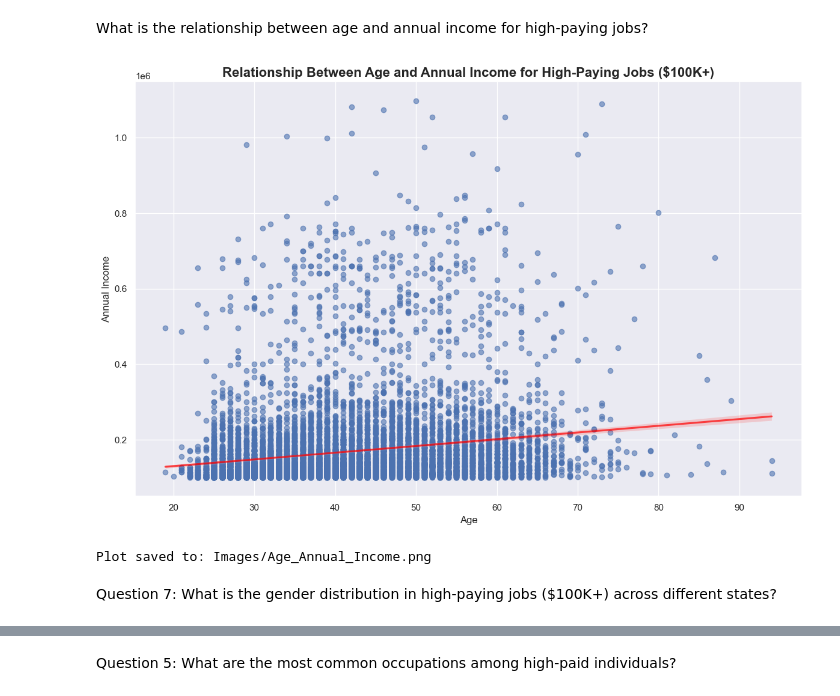
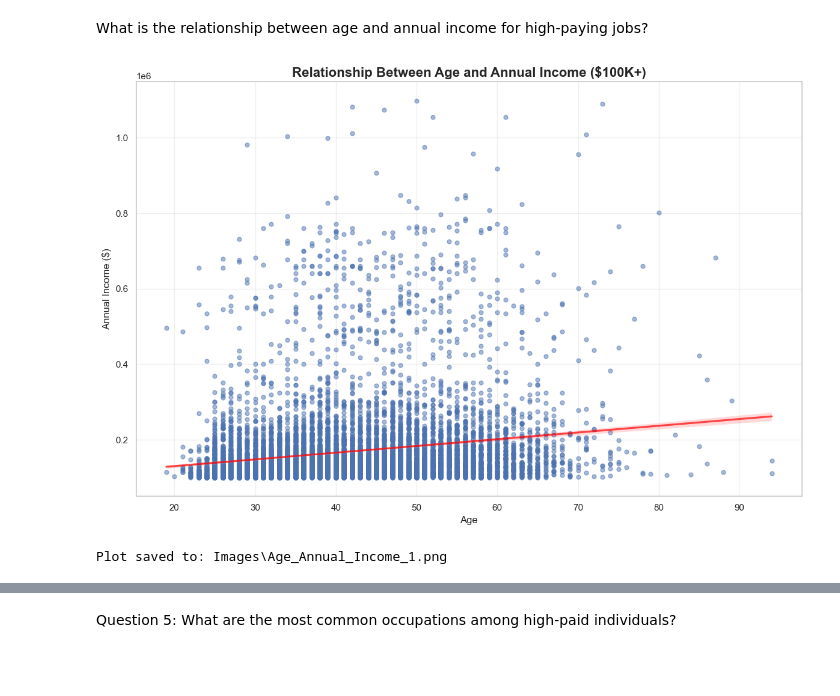
Before and after one commit to MarwaBS/high-pay-salary-predictor, a Jupyter notebook: data_viz.ipynb, the cells around one changed output, grey strips where cells are left out. Drawn from its saved outputs; the diff is of its cells as text; code cells hidden in the pictures; blank space fills up the shorter version.

```diff
--- a/data_viz.ipynb
+++ b/data_viz.ipynb
@@ -21,0 +122,15 @@ Index(['State Abbreviation', 'State', 'Gender', 'Age', 'Education Code',
+# %%
+# Load data
+DF_PATH = "./Data/cleaned_high_pay_data.csv"
+df = pd.read_csv(DF_PATH)
+print("Loaded:", DF_PATH)
+print("Shape:", df.shape)
+print("Columns:", sorted(df.columns.tolist()))
+
+# Validate and note optional columns
+required = ["Annual Income", "Occupation"]
+missing = [c for c in required if c not in df.columns]
+assert not missing, f"Required columns missing: {missing}"
+for col in ["Gender", "Education Level", "State Abbreviation", "Annual Mean Wage", "Age"]:
+    if col not in df.columns:
+        print(f"Note: column not found -> {col}")
@@ -256,31 +317,25 @@ Plot saved to: Images/Gender_Education_Distribution.png
 # %% [markdown]
 What is the relationship between age and annual income for high-paying jobs?
 # %%
-# Plotting the relationship between age and annual income
-plt.figure(figsize=(12, 8))
-sns.regplot(
-    x='Age',
-    y='Annual Income',
-    data=df,
-    scatter_kws={'alpha': 0.6},  # Make points slightly transparent for better visibility
-    line_kws={'color': 'red', 'alpha': 0.7}  # Regression line
-)
-
-# Finalize plot
-plt.title('Relationship Between Age and Annual Income for High-Paying Jobs ($100K+)', fontsize=16, weight='bold')
-plt.xlabel('Age')
-plt.ylabel('Annual Income')
-plt.grid(True)
-plt.tight_layout()
-
-# Save the plot
-plot_path = 'Images/Age_Annual_Income.png'
-plt.savefig(plot_path, bbox_inches='tight')
-plt.show()
-
-print(f"Plot saved to: {plot_path}")
+# Relationship between age and annual income
+if 'Age' in df.columns:
+    plt.figure(figsize=(12, 8))
+    ax = sns.regplot(
+        x='Age',
+        y='Annual Income',
+        data=df,
+        scatter_kws={'alpha': 0.5, 's': 25},
+        line_kws={'color': 'red', 'alpha': 0.7}
+    )
+    ax.set_title('Relationship Between Age and Annual Income ($100K+)', fontsize=16, weight='bold')
+    ax.set_xlabel('Age')
+    ax.set_ylabel('Annual Income ($)')
+    ax.grid(True, alpha=0.3)
+    plt.tight_layout()
+    plot_path = 'Images/Age_Annual_Income.png'
+    saved_path = save_show_close(plot_path, bbox_inches='tight', dpi=300)
+else:
+    print("Skipped: 'Age' not found.")
 # %% [output]
-[figure, old version]
+[figure, new version]
-Plot saved to: Images/Age_Annual_Income.png
+Plot saved to: Images\Age_Annual_Income_1.png
-# %% [markdown]
-Question 7: What is the gender distribution in high-paying jobs ($100K+) across different states?
```
Also changed, not shown: parts of 59 cells of this notebook, 25 other files.
